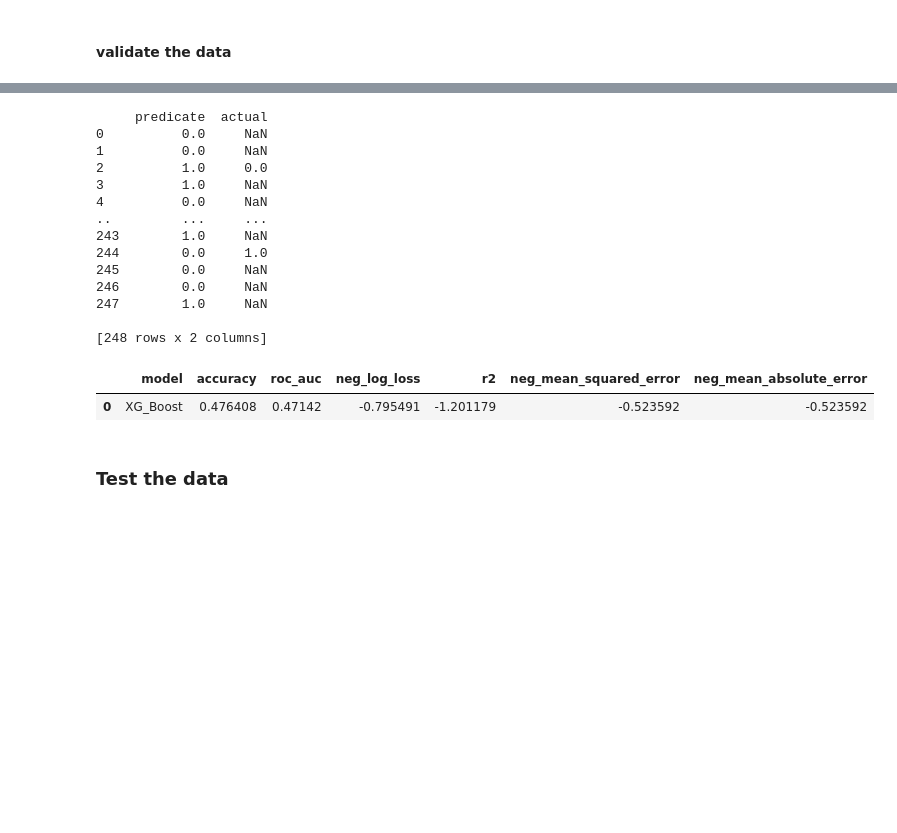
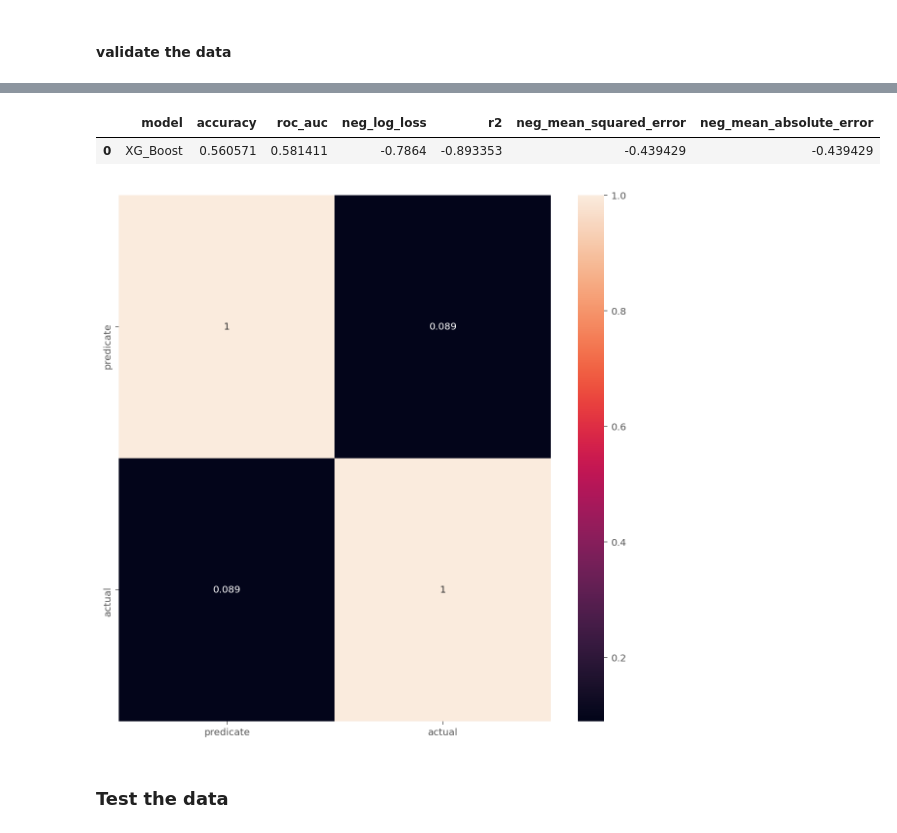
Before and after one commit to muluwork-shegaw/10Acad_week4, a Jupyter notebook: AB_Testing.ipynb, the cells around one changed output, grey strips where cells are left out. Saved outputs shown, nothing was run; the diff lists cells and outputs as text; code cells hidden in the pictures; blank space fills up the shorter version.

```diff
--- a/AB_Testing.ipynb
+++ b/AB_Testing.ipynb
@@ -672,10 +663,3 @@ class XG_Boost:
         feat_importance.plot(kind='bar')
         plt.show()
         return feat_importance
-# %%
-models = XG_Boost()
-models.fit(train_invar,train_targ)
-pe = models.get_predicate_(valid_invar)
-a = models.get_accuracy(pe,k_fold)
-loss= models.get_loss(k_fold)
-models.get_error_metrics(k_fold).T
@@ -821,29 +750,21 @@ decision_tree.get_eff_model(valid_invar,valid_targ,k_fold)
 # %%
 pred = xg_boost.get_predicate( valid_invar)
 
 pre = pd.DataFrame()
 pre["predicate"]=pred
 pre["actual"] = train_targ
 
-print(pre)
+corr_mat = pre.corr()
+top_corr_features = corr_mat.index
+plt.figure(figsize=(10,10))
+#plot heat map
+sns.heatmap(pre[top_corr_features].corr(), annot= True)
+
 xg_boost.get_eff_model(valid_invar,valid_targ,k_fold)
 # %% [output]
-     predicate  actual
-0          0.0     NaN
-1          0.0     NaN
-2          1.0     0.0
-3          1.0     NaN
-4          0.0     NaN
-..         ...     ...
-243        1.0     NaN
-244        0.0     1.0
-245        0.0     NaN
-246        0.0     NaN
-247        1.0     NaN
-
-[248 rows x 2 columns]
 |  | model | accuracy | roc_auc | neg_log_loss | r2 | neg_mean_squared_error | neg_mean_absolute_error |
-| 0 | XG_Boost | 0.476408 | 0.47142 | -0.795491 | -1.201179 | -0.523592 | -0.523592 |
+| 0 | XG_Boost | 0.560571 | 0.581411 | -0.7864 | -0.893353 | -0.439429 | -0.439429 |
+[figure, added]
 # %% [markdown]
 ### Test the data
 # %%
```
Also changed, not shown: parts of 11 cells of this notebook.
